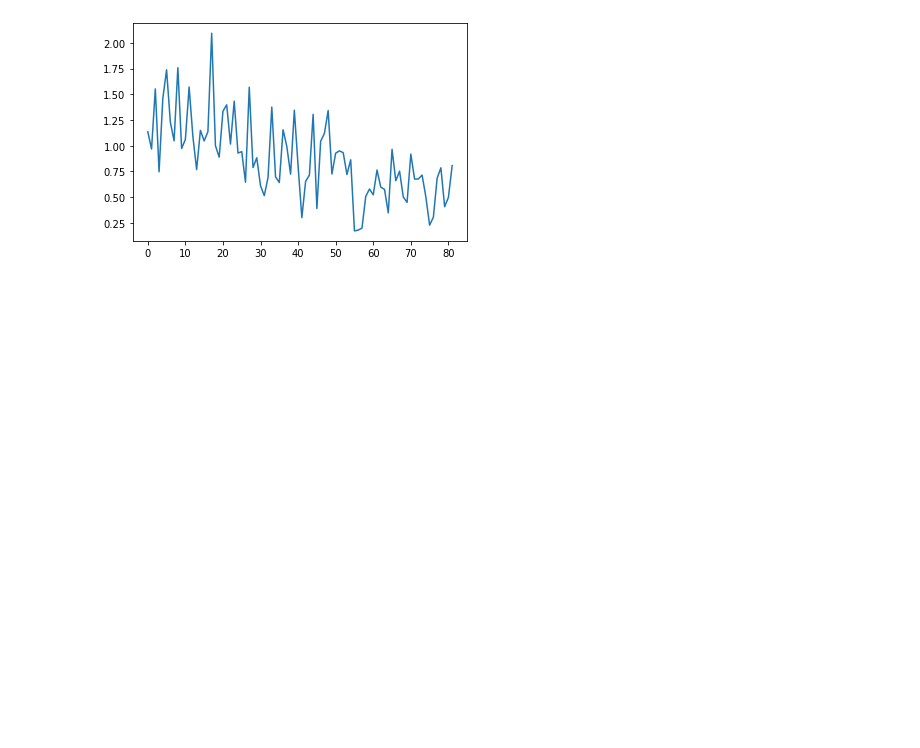
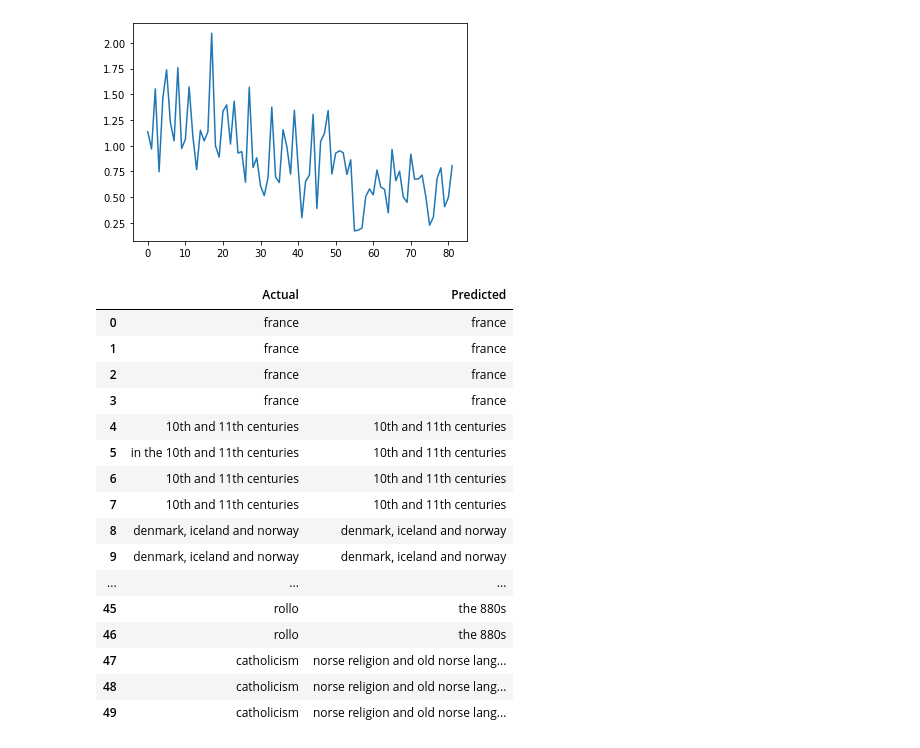
Before and after one commit to Xerefic/Projects, a Jupyter notebook: NLP/BERT/notebooks/BERT.ipynb, the cells around one changed output. Drawn from its saved outputs; the diff is of its cells as text; code cells hidden in the pictures; blank space fills up the shorter version.

```diff
--- a/NLP/BERT/notebooks/BERT.ipynb
+++ b/NLP/BERT/notebooks/BERT.ipynb
@@ -222,3 +222,23 @@ for prediction in pred:
     outputs.append({'Actual': sentence, 'Predicted': pred_sentence})
 
 outputs = pd.DataFrame(outputs)
+# %%
+outputs.head(50)
+# %% [output]
+|  | Actual | Predicted |
+| 0 | france | france |
+| 1 | france | france |
+| 2 | france | france |
+| 3 | france | france |
+| 4 | 10th and 11th centuries | 10th and 11th centuries |
+| 5 | in the 10th and 11th centuries | 10th and 11th centuries |
+| 6 | 10th and 11th centuries | 10th and 11th centuries |
+| 7 | 10th and 11th centuries | 10th and 11th centuries |
+| 8 | denmark, iceland and norway | denmark, iceland and norway |
+| 9 | denmark, iceland and norway | denmark, iceland and norway |
+| ... | ... | ... |
+| 45 | rollo | the 880s |
+| 46 | rollo | the 880s |
+| 47 | catholicism | norse religion and old norse lang... |
+| 48 | catholicism | norse religion and old norse lang... |
+| 49 | catholicism | norse religion and old norse lang... |
```
